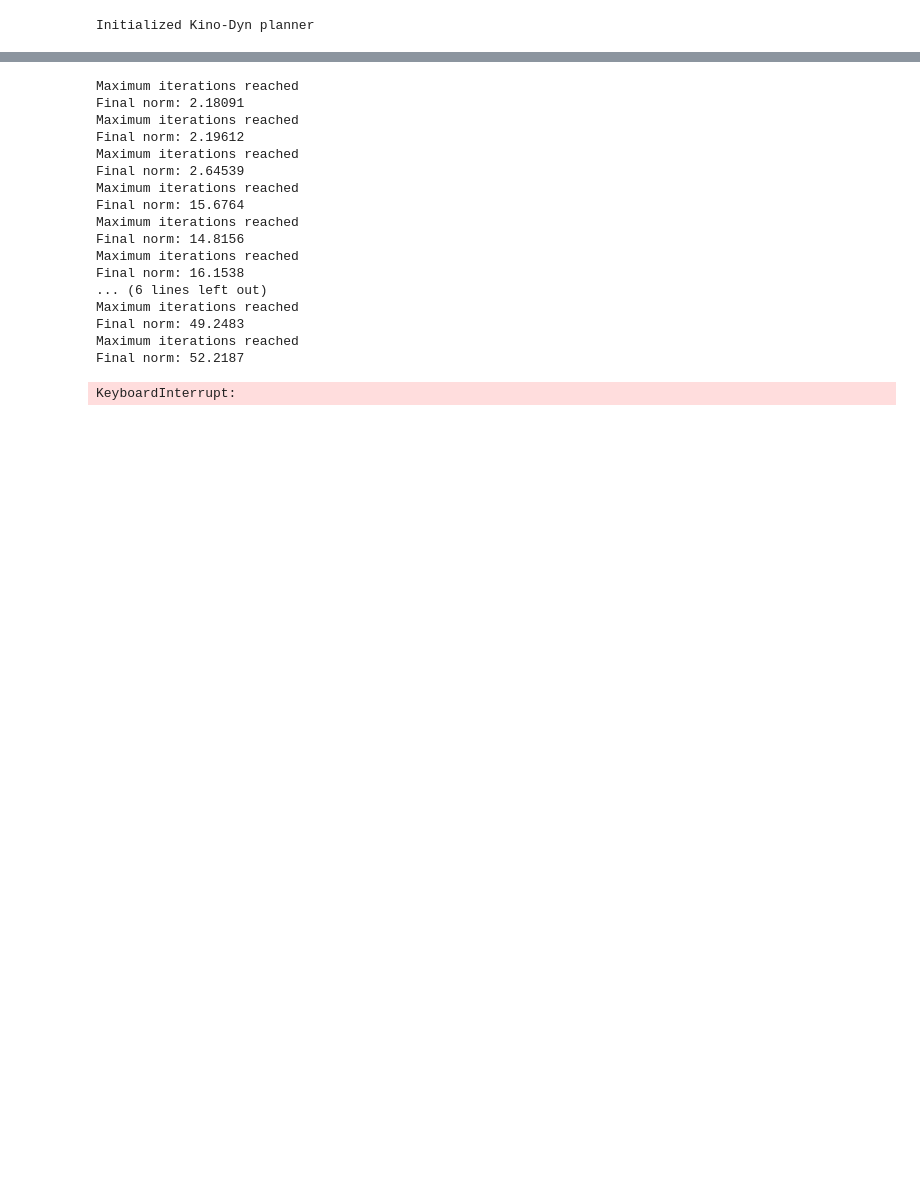
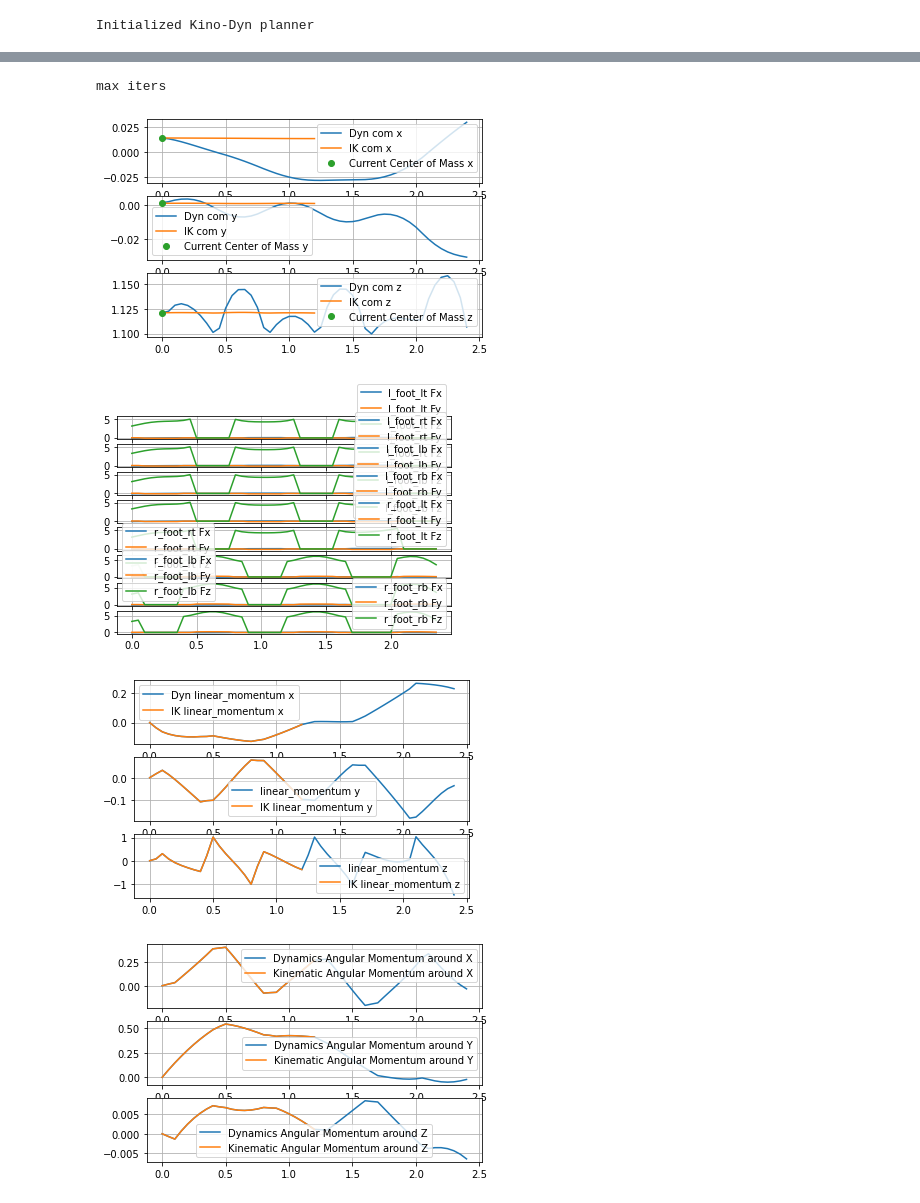
Before and after one commit to machines-in-motion/biconvex_mpc, a Jupyter notebook: examples/atlas_test.ipynb, the cells around one changed output, grey strips where cells are left out. Drawn from its saved outputs; the diff is of its cells as text; code cells hidden in the pictures; blank space fills up the shorter version.

```diff
--- a/examples/atlas_test.ipynb
+++ b/examples/atlas_test.ipynb
@@ -83,5 +88,5 @@ still.kd = 0.1
 # %%
-gg.update_gait_params(still, 0)
+gg.update_gait_params(walk, 0)
 # %% [output]
 Initialized Kino-Dyn planner
 # %%
@@ -91,45 +96,27 @@ viz.viewer.jupyter_cell()
 # %%
 sim_t = 0.0
 sim_dt = 0.05
 index = 0
 pln_ctr = 0
-plan_freq = 0.8 # sec
+plan_freq = 1.0 # sec
 update_time = 0.0 # sec (time of lag)
 q = q0
 v = v0
 
-lag = int(update_time/sim_dt)
 
 for o in range(1):
     xs, us, f = gg.optimize(q, v, sim_t, v_des, w_des)
-    xs = xs[lag:]
-    us = us[lag:]
-    f = f[lag:]
-
+    gg.plot(q, v)
     for ind in range(int(plan_freq/(sim_dt))):
         viz.display(xs[ind][:robot.model.nq])
-        time.sleep(0.001)
+        time.sleep(0.01)
 
     q = xs[int(plan_freq/sim_dt)-1][0:pin_robot.model.nq]
     v = xs[int(plan_freq/sim_dt)-1][pin_robot.model.nq:]
-
     sim_t += plan_freq
 # %% [output]
-Maximum iterations reached
-Final norm: 2.18091
-Maximum iterations reached
-Final norm: 2.19612
-Maximum iterations reached
-Final norm: 2.64539
-Maximum iterations reached
-Final norm: 15.6764
-Maximum iterations reached
-Final norm: 14.8156
-Maximum iterations reached
-Final norm: 16.1538
-... (6 lines left out)
-Maximum iterations reached
-Final norm: 49.2483
-Maximum iterations reached
-Final norm: 52.2187
+max iters
-KeyboardInterrupt:
+[figure, added]
+[figure, added]
+[figure, added]
+[figure, added]
```
Also changed, not shown: parts of 4 cells of this notebook, 9 other files.
